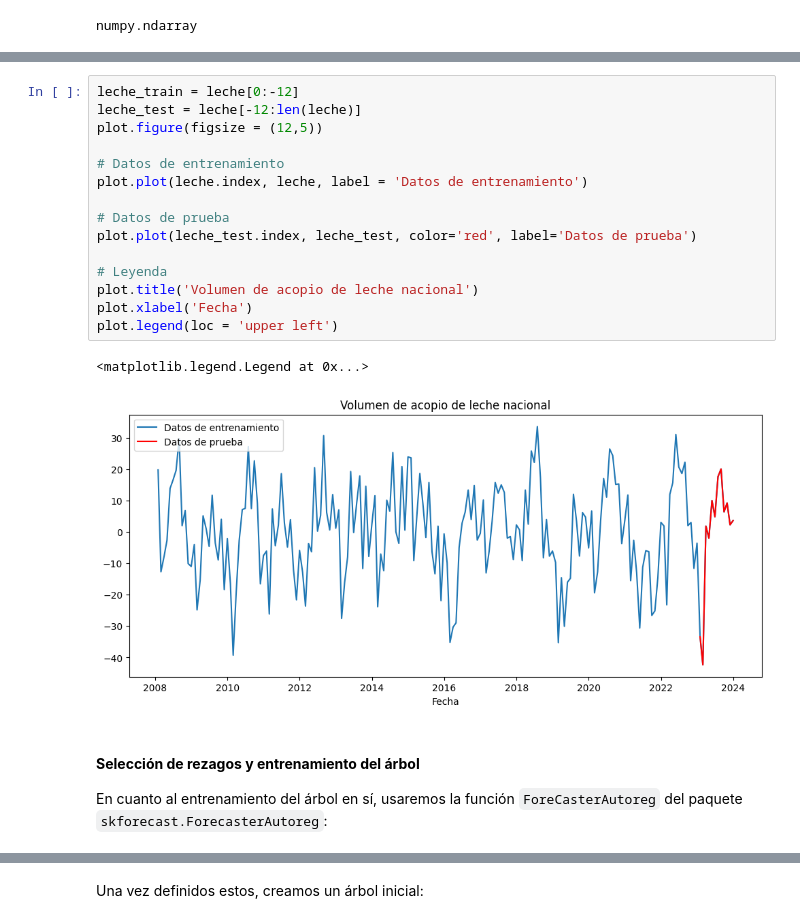
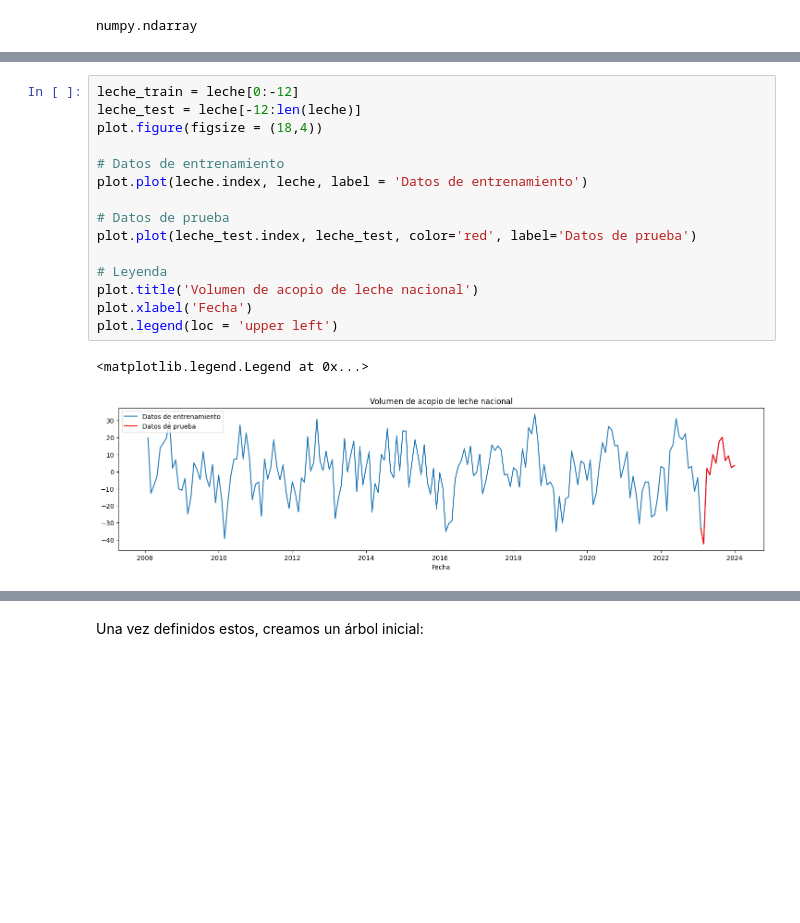
Before and after one commit to Mendivenson/Series-de-tiempo, a Jupyter notebook: Avance 2/Avance 2.ipynb, the cells around one changed output, grey strips where cells are left out. Drawn from its saved outputs; the diff is of its cells as text; blank space fills up the shorter version.

```diff
--- a/Avance 2/Avance 2.ipynb
+++ b/Avance 2/Avance 2.ipynb
@@ -231,22 +168,18 @@ Freq: M, Length: 192, dtype: float64
 # %%
 leche_train = leche[0:-12]
 leche_test = leche[-12:len(leche)]
-plot.figure(figsize = (12,5))
+plot.figure(figsize = (18,4))
 
 # Datos de entrenamiento
 plot.plot(leche.index, leche, label = 'Datos de entrenamiento')
 
 # Datos de prueba
 plot.plot(leche_test.index, leche_test, color='red', label='Datos de prueba')
 
 # Leyenda
 plot.title('Volumen de acopio de leche nacional')
 plot.xlabel('Fecha')
 plot.legend(loc = 'upper left')
 # %% [output]
 <matplotlib.legend.Legend at 0x...>
-[figure, old version]
+[figure, new version]
-# %% [markdown]
-#### **Selección de rezagos y entrenamiento del árbol**
-
-En cuanto al entrenamiento del árbol en sí, usaremos la función `ForeCasterAutoreg` del paquete `skforecast.ForecasterAutoreg`:
```
Also changed, not shown: parts of 119 cells of this notebook, 2 other files.
